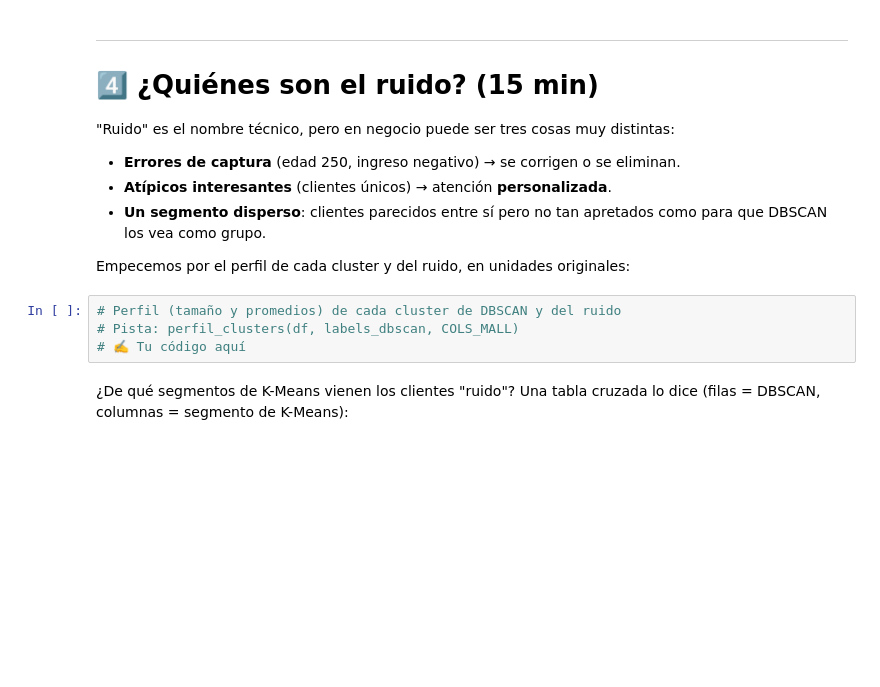
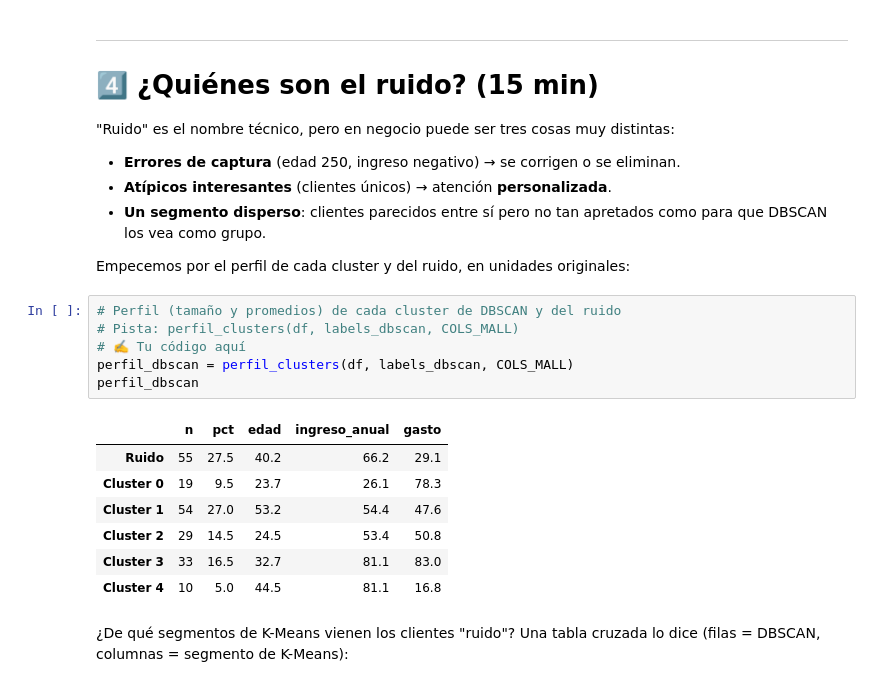
Before and after one commit to samanthalaborde-ux/aprendizaje-no-supervisado-student, a Jupyter notebook: 02-dbscan/caso_mall.ipynb, the cells around one changed output. Drawn from its saved outputs; the diff is of its cells as text; blank space fills up the shorter version.

```diff
--- a/02-dbscan/caso_mall.ipynb
+++ b/02-dbscan/caso_mall.ipynb
@@ -698,7 +698,17 @@ Empecemos por el perfil de cada cluster y del ruido, en unidades originales:
 # %%
 # Perfil (tamaño y promedios) de cada cluster de DBSCAN y del ruido
 # Pista: perfil_clusters(df, labels_dbscan, COLS_MALL)
 # ✍️ Tu código aquí
+perfil_dbscan = perfil_clusters(df, labels_dbscan, COLS_MALL)
+perfil_dbscan
+# %% [output]
+|  | n | pct | edad | ingreso_anual | gasto |
+| Ruido | 55 | 27.5 | 40.2 | 66.2 | 29.1 |
+| Cluster 0 | 19 | 9.5 | 23.7 | 26.1 | 78.3 |
+| Cluster 1 | 54 | 27.0 | 53.2 | 54.4 | 47.6 |
+| Cluster 2 | 29 | 14.5 | 24.5 | 53.4 | 50.8 |
+| Cluster 3 | 33 | 16.5 | 32.7 | 81.1 | 83.0 |
+| Cluster 4 | 10 | 5.0 | 44.5 | 81.1 | 16.8 |
 # %% [markdown]
 ¿De qué segmentos de K-Means vienen los clientes "ruido"? Una tabla cruzada lo dice (filas = DBSCAN, columnas = segmento de K-Means):
 # %%
```
Also changed, not shown: parts of 7 cells of this notebook, 5 other files.
